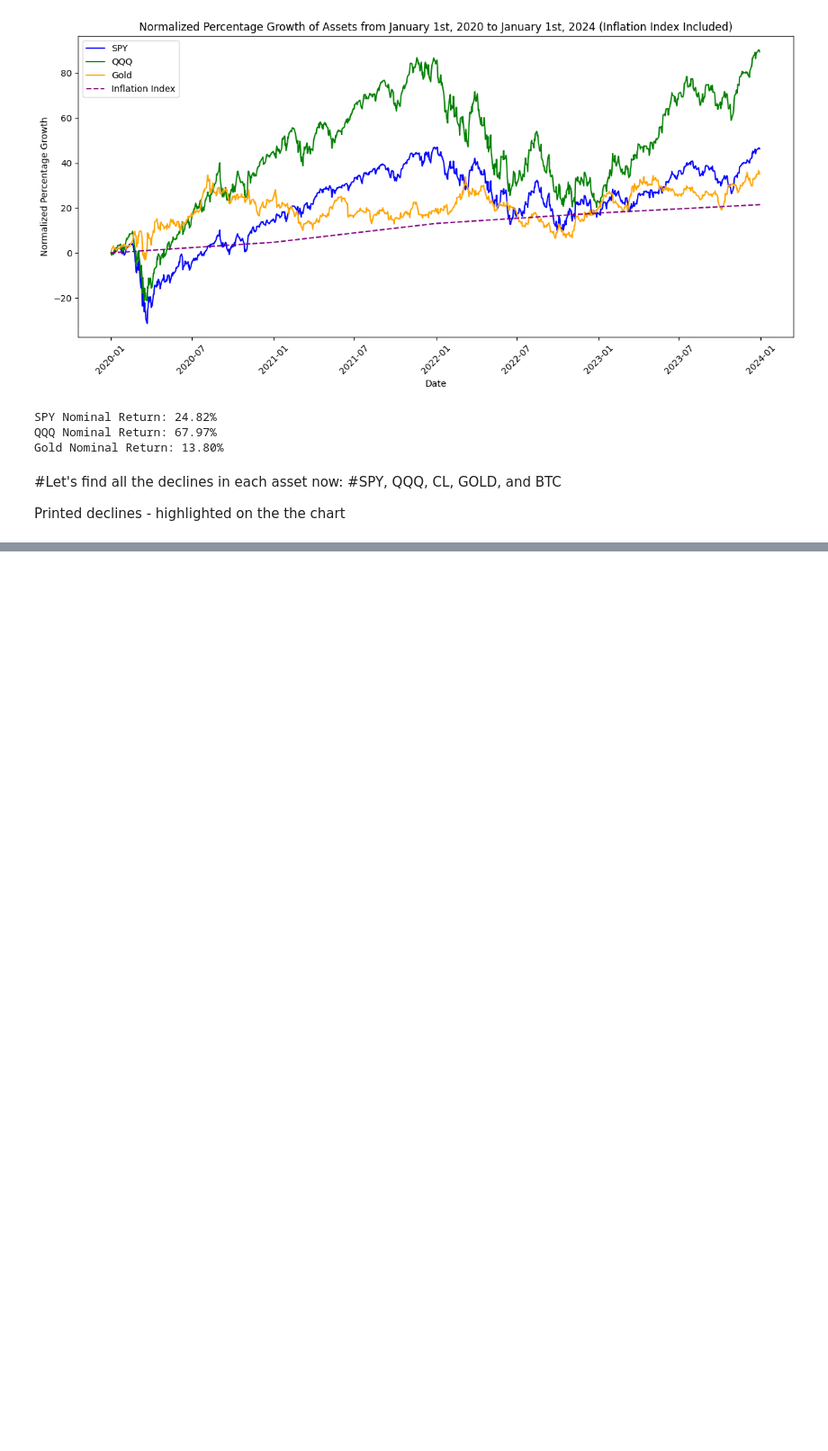
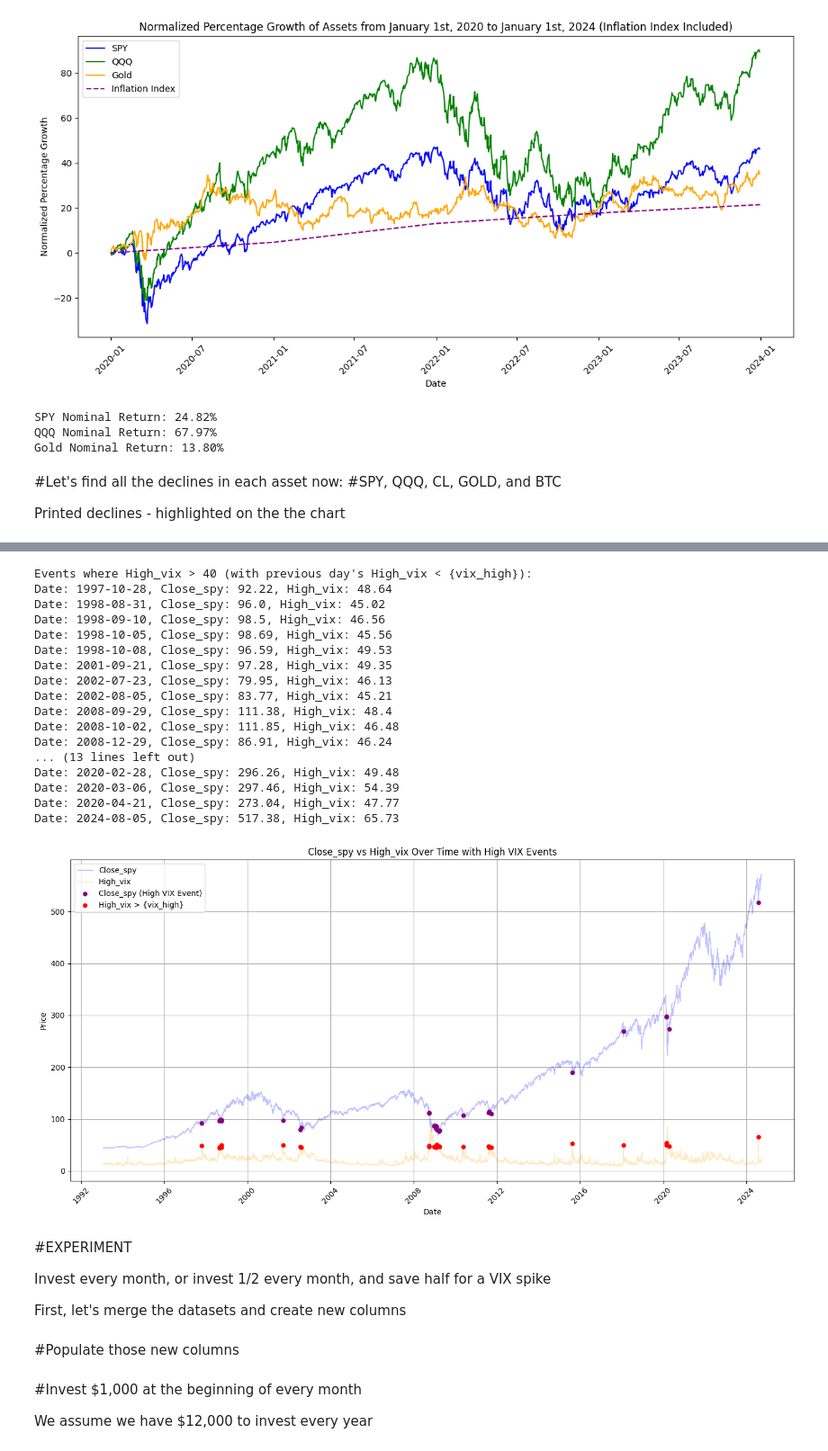
Before and after one commit to DarceCat/Adrian-Milroy, a Jupyter notebook: Financial_Asset_Analysis.ipynb, the cells around one changed output, grey strips where cells are left out. Shown at 90% size. Cells and saved outputs as stored; diff of their text form; code cells hidden in the pictures; blank space fills up the shorter version.

```diff
--- a/Financial_Asset_Analysis.ipynb
+++ b/Financial_Asset_Analysis.ipynb
@@ -1015,0 +1324,64 @@ KeyboardInterrupt:
+# %%
+vix_high = 45
+
+# Create a shifted column for High_vix to get the previous day's value
+merged_df['Prev_High_vix'] = merged_df['High_vix'].shift(1)
+
+# Filter for events where High_vix > 40 and previous day's High_vix < 40
+high_vix_events = merged_df[(merged_df['High_vix'] > vix_high) & (merged_df['Prev_High_vix'] < vix_high)]
+
+# Print out the events
+if not high_vix_events.empty:
+    print("Events where High_vix > 40 (with previous day's High_vix < {vix_high}):")
+    for index, row in high_vix_events.iterrows():
+        print(f"Date: {row['Date'].date()}, Close_spy: {row['Close_spy']}, High_vix: {row['High_vix']}")
+
+# Plotting
+plt.figure(figsize=(14, 7))
+
+# Plot Close_spy
+plt.plot(merged_df['Date'], merged_df['Close_spy'], label='Close_spy', color='blue', linewidth=1, alpha=0.25)
+
+# Plot High_vix
+plt.plot(merged_df['Date'], merged_df['High_vix'], label='High_vix', color='orange', linewidth=1, alpha=0.25)
+
+# Highlight events where High_vix > 40
+plt.scatter(high_vix_events['Date'], high_vix_events['Close_spy'], color='purple', s=25, label='Close_spy (High VIX Event)', zorder=5)
+plt.scatter(high_vix_events['Date'], high_vix_events['High_vix'], color='red', s=25, label='High_vix > {vix_high}', zorder=5)
+
+# Customize the plot
+plt.title('Close_spy vs High_vix Over Time with High VIX Events')
+plt.xlabel('Date')
+plt.ylabel('Price')
+plt.xticks(rotation=45)
+plt.legend()
+plt.grid()
+
+# Show plot
+plt.tight_layout()
+plt.show()
+# %% [output]
+Events where High_vix > 40 (with previous day's High_vix < {vix_high}):
+Date: 1997-10-28, Close_spy: 92.22, High_vix: 48.64
+Date: 1998-08-31, Close_spy: 96.0, High_vix: 45.02
+Date: 1998-09-10, Close_spy: 98.5, High_vix: 46.56
+Date: 1998-10-05, Close_spy: 98.69, High_vix: 45.56
+Date: 1998-10-08, Close_spy: 96.59, High_vix: 49.53
+Date: 2001-09-21, Close_spy: 97.28, High_vix: 49.35
+Date: 2002-07-23, Close_spy: 79.95, High_vix: 46.13
+Date: 2002-08-05, Close_spy: 83.77, High_vix: 45.21
+Date: 2008-09-29, Close_spy: 111.38, High_vix: 48.4
+Date: 2008-10-02, Close_spy: 111.85, High_vix: 46.48
+Date: 2008-12-29, Close_spy: 86.91, High_vix: 46.24
+... (13 lines left out)
+Date: 2020-02-28, Close_spy: 296.26, High_vix: 49.48
+Date: 2020-03-06, Close_spy: 297.46, High_vix: 54.39
+Date: 2020-04-21, Close_spy: 273.04, High_vix: 47.77
+Date: 2024-08-05, Close_spy: 517.38, High_vix: 65.73
+[figure, added]
+# %% [markdown]
+#EXPERIMENT
+
+Invest every month, or invest 1/2 every month, and save half for a VIX spike
+
+First, let's merge the datasets and create new columns
@@ -1015,0 +1401,2 @@ KeyboardInterrupt:
+# %% [markdown]
+#Populate those new columns
@@ -1015,0 +1434,4 @@ KeyboardInterrupt:
+# %% [markdown]
+#Invest $1,000 at the beginning of every month
+
+We assume we have $12,000 to invest every year
```
Also changed, not shown: parts of 26 cells of this notebook.
